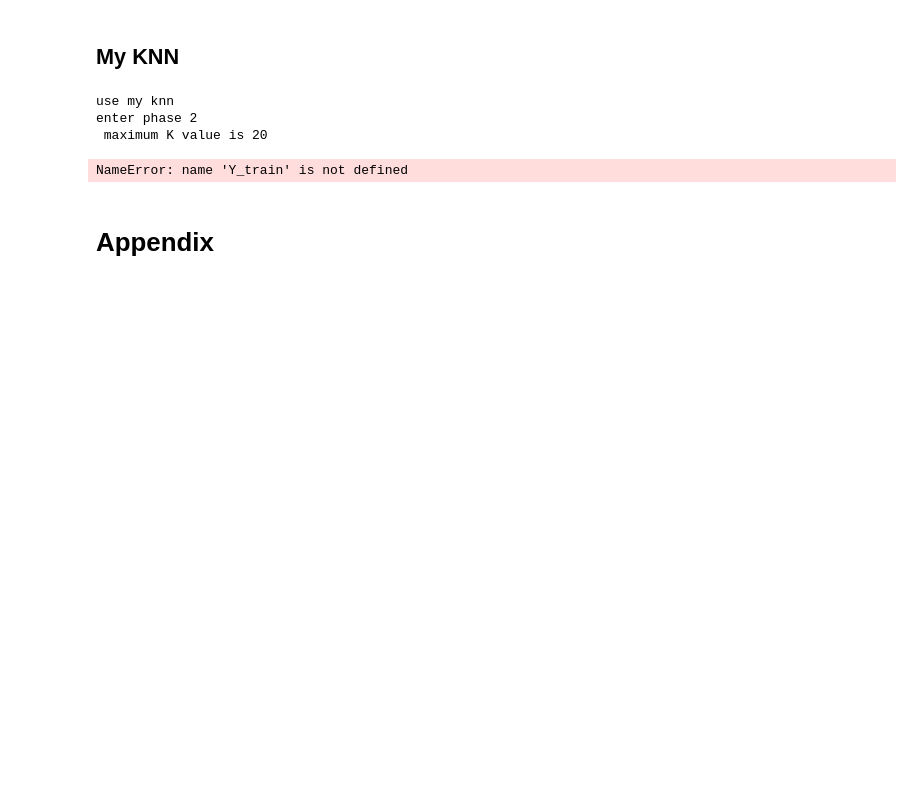
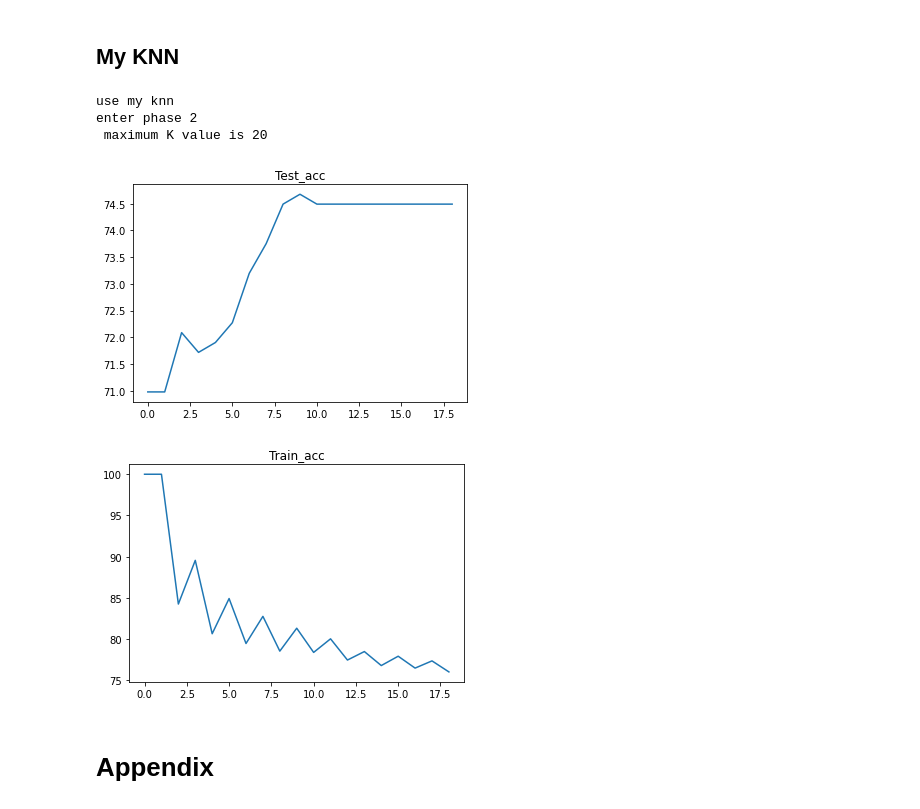
Before and after one commit to Wetiqe/MIMIC_I61, a Jupyter notebook: I61.ipynb, the cells around one changed output. Saved outputs shown, nothing was run; the diff lists cells and outputs as text; code cells hidden in the pictures; blank space fills up the shorter version.

```diff
--- a/I61.ipynb
+++ b/I61.ipynb
@@ -655,23 +697,25 @@ import numpy as np
 import pandas as pd
 import operator
 import matplotlib.pyplot as plt
+# %%
+MIMIC_Data=test.copy()
 # %%
 MIMIC_Y = MIMIC_Data.pop('dod').values
 MIMIC_X = MIMIC_Data.values
 # %%
 
-np.random.seed(40)
-# X_train, X_test, Y_train, Y_test= train_test_split(MIMIC_X, MIMIC_Y,train_size=70)
-X_train_std=(X_train_orig-X_train_orig.mean())/X_train.std()
-X_test_std=(X_test_orig-X_test_orig.mean())/X_test.std()
+# np.random.seed(40)
+X_train, X_test, Y_train, Y_test= train_test_split(MIMIC_X, MIMIC_Y,0.8)
+X_train_std=(X_train-X_train.mean())/X_train.std()
+X_test_std=(X_test-X_test.mean())/X_test.std()
 print('use my knn')
-
 My_knncomper_difftest(20)
 # %% [output]
 use my knn
 enter phase 2
  maximum K value is 20
-NameError: name 'Y_train' is not defined
+[figure, added]
+[figure, added]
 # %% [markdown]
 # Appendix
 # %% [markdown]
```
Also changed, not shown: parts of 21 cells of this notebook.
